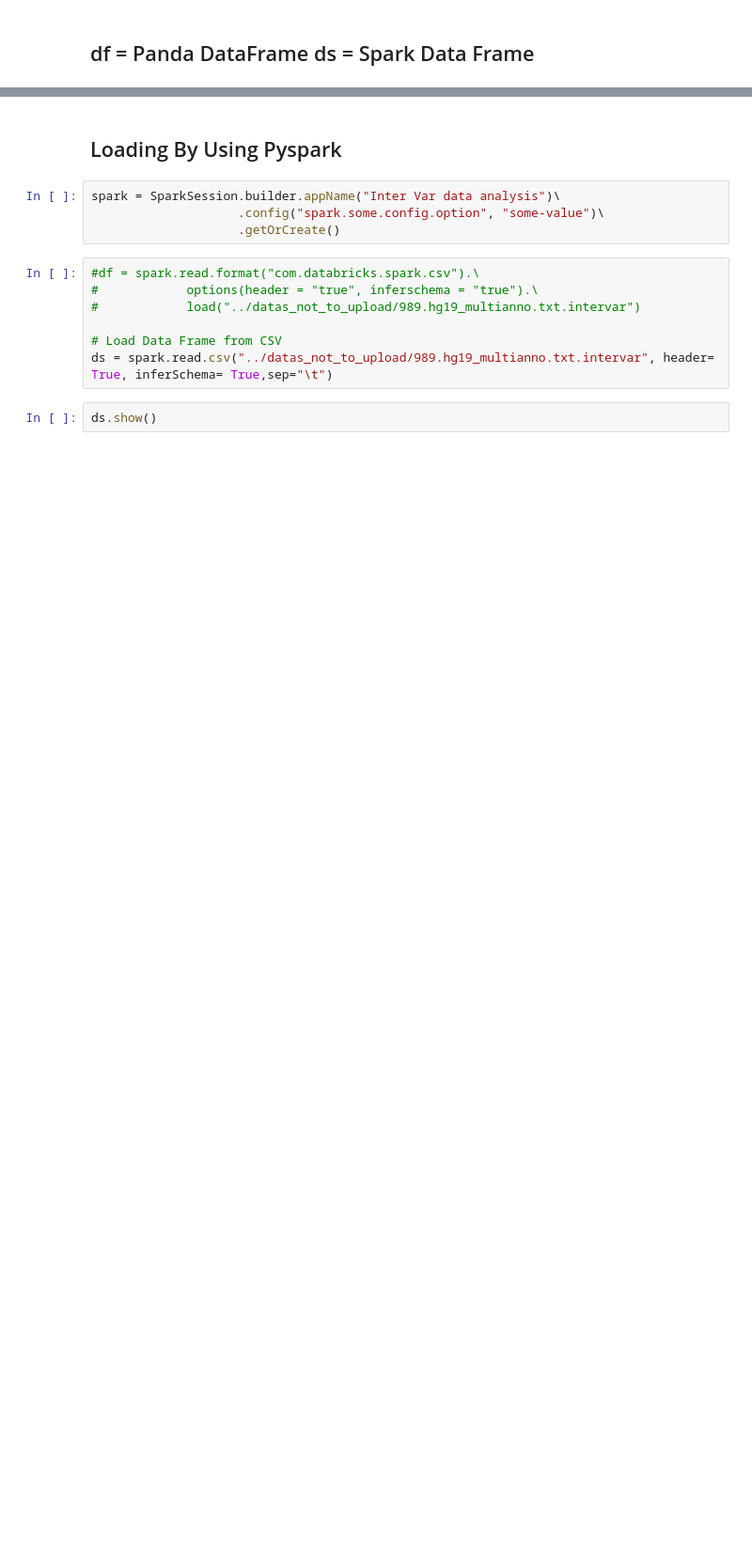
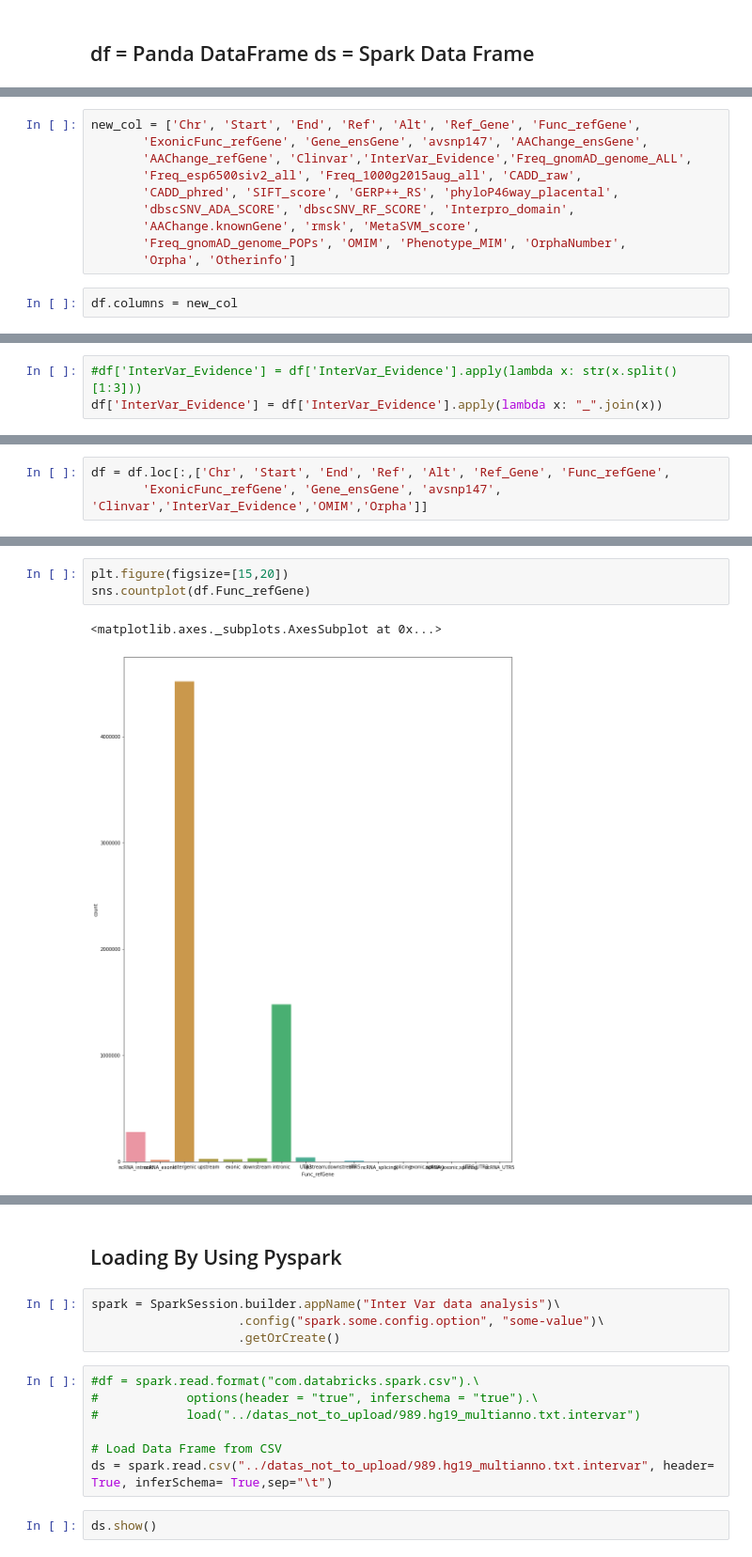
Before and after one commit to krishdb38/Bio_python, a Jupyter notebook: Intervar_data_checking.ipynb, the cells around one changed output, grey strips where cells are left out. Shown: that part at 94% size. Drawn from its saved outputs; the diff is of its cells as text; blank space fills up the shorter version.

```diff
--- a/Intervar_data_checking.ipynb
+++ b/Intervar_data_checking.ipynb
@@ -27 +46,13 @@ df.head()
+# %%
+new_col = ['Chr', 'Start', 'End', 'Ref', 'Alt', 'Ref_Gene', 'Func_refGene',
+       'ExonicFunc_refGene', 'Gene_ensGene', 'avsnp147', 'AAChange_ensGene',
+       'AAChange_refGene', 'Clinvar','InterVar_Evidence','Freq_gnomAD_genome_ALL',
+       'Freq_esp6500siv2_all', 'Freq_1000g2015aug_all', 'CADD_raw',
+       'CADD_phred', 'SIFT_score', 'GERP++_RS', 'phyloP46way_placental',
+       'dbscSNV_ADA_SCORE', 'dbscSNV_RF_SCORE', 'Interpro_domain',
+       'AAChange.knownGene', 'rmsk', 'MetaSVM_score',
+       'Freq_gnomAD_genome_POPs', 'OMIM', 'Phenotype_MIM', 'OrphaNumber',
+       'Orpha', 'Otherinfo']
+# %%
+df.columns = new_col
 # %%
@@ -46,0 +88,3 @@ dtype: object
+# %%
+#df['InterVar_Evidence'] = df['InterVar_Evidence'].apply(lambda x: str(x.split()[1:3]))
+df['InterVar_Evidence'] = df['InterVar_Evidence'].apply(lambda x: "_".join(x))
@@ -46,0 +100,3 @@ dtype: object
+# %%
+df = df.loc[:,['Chr', 'Start', 'End', 'Ref', 'Alt', 'Ref_Gene', 'Func_refGene',
+       'ExonicFunc_refGene', 'Gene_ensGene', 'avsnp147', 'Clinvar','InterVar_Evidence','OMIM','Orpha']]
@@ -46,0 +176,6 @@ dtype: object
+# %%
+plt.figure(figsize=[15,20])
+sns.countplot(df.Func_refGene)
+# %% [output]
+<matplotlib.axes._subplots.AxesSubplot at 0x...>
+[figure, added]
```
Also changed, not shown: parts of 24 cells of this notebook, 3 other files.
